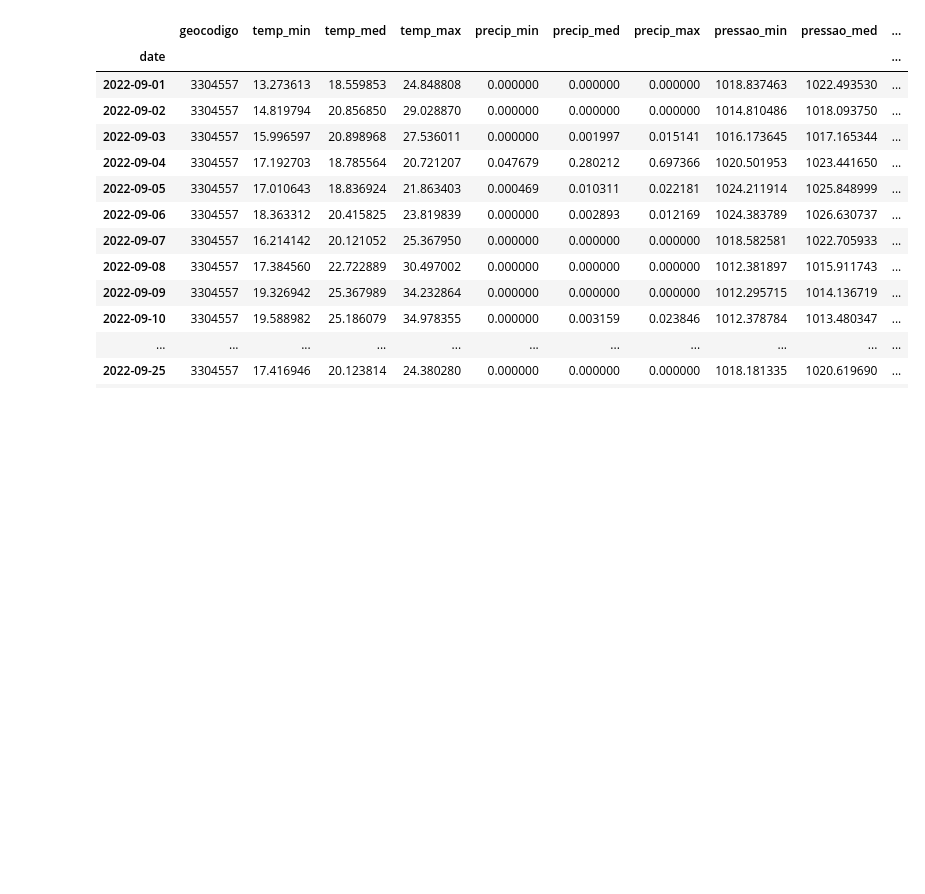
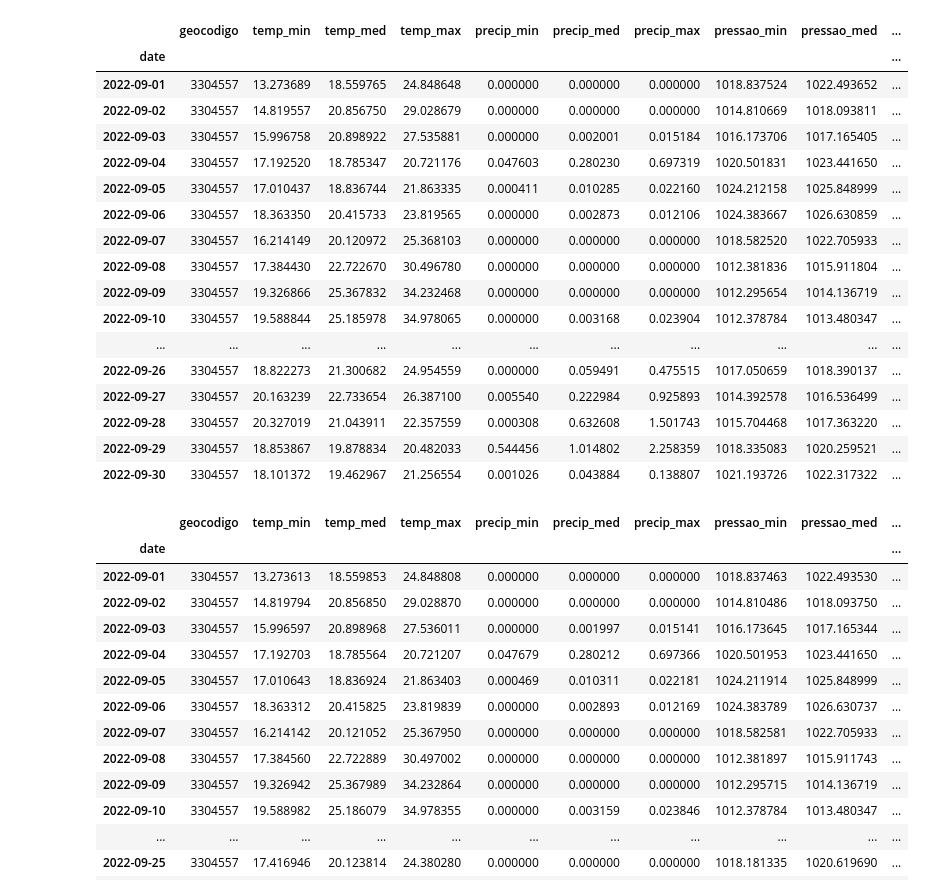
Before and after one commit to osl-incubator/satellite-weather-downloader, a Jupyter notebook: satellite_weather_downloader/reanalysis_usage.ipynb, the cells around one changed output. Drawn from its saved outputs; the diff is of its cells as text; code cells hidden in the pictures; blank space fills up the shorter version.

```diff
--- a/satellite_weather_downloader/Untitled.ipynb
+++ b/satellite_weather_downloader/reanalysis_usage.ipynb
@@ -10,0 +44,7 @@ BR_09_28 = download_netcdf(
+# %%
+# extraindo dados do mês de Setembro:
+
+dados_setembro = download_netcdf(
+    date = '2022-09-01',
+    date_end = '2022-09-30'
+)
@@ -17,3 +73,26 @@ netcdf_to_dataframe(BR_09_29, 3304557)
+# %%
+# Rio de Janeiro Setembro:
+
+netcdf_to_dataframe(dados_setembro, 3304557)
+# %% [output]
+|  | geocodigo | temp_min | temp_med | temp_max | precip_min | precip_med | precip_max | pressao_min | pressao_med | ... |
+| date |  |  |  |  |  |  |  |  |  | ... |
+| 2022-09-01 | 3304557 | 13.273689 | 18.559765 | 24.848648 | 0.000000 | 0.000000 | 0.000000 | 1018.837524 | 1022.493652 | ... |
+| 2022-09-02 | 3304557 | 14.819557 | 20.856750 | 29.028679 | 0.000000 | 0.000000 | 0.000000 | 1014.810669 | 1018.093811 | ... |
+| 2022-09-03 | 3304557 | 15.996758 | 20.898922 | 27.535881 | 0.000000 | 0.002001 | 0.015184 | 1016.173706 | 1017.165405 | ... |
+| 2022-09-04 | 3304557 | 17.192520 | 18.785347 | 20.721176 | 0.047603 | 0.280230 | 0.697319 | 1020.501831 | 1023.441650 | ... |
+| 2022-09-05 | 3304557 | 17.010437 | 18.836744 | 21.863335 | 0.000411 | 0.010285 | 0.022160 | 1024.212158 | 1025.848999 | ... |
+| 2022-09-06 | 3304557 | 18.363350 | 20.415733 | 23.819565 | 0.000000 | 0.002873 | 0.012106 | 1024.383667 | 1026.630859 | ... |
+| 2022-09-07 | 3304557 | 16.214149 | 20.120972 | 25.368103 | 0.000000 | 0.000000 | 0.000000 | 1018.582520 | 1022.705933 | ... |
+| 2022-09-08 | 3304557 | 17.384430 | 22.722670 | 30.496780 | 0.000000 | 0.000000 | 0.000000 | 1012.381836 | 1015.911804 | ... |
+| 2022-09-09 | 3304557 | 19.326866 | 25.367832 | 34.232468 | 0.000000 | 0.000000 | 0.000000 | 1012.295654 | 1014.136719 | ... |
+| 2022-09-10 | 3304557 | 19.588844 | 25.185978 | 34.978065 | 0.000000 | 0.003168 | 0.023904 | 1012.378784 | 1013.480347 | ... |
+| ... | ... | ... | ... | ... | ... | ... | ... | ... | ... | ... |
+| 2022-09-26 | 3304557 | 18.822273 | 21.300682 | 24.954559 | 0.000000 | 0.059491 | 0.475515 | 1017.050659 | 1018.390137 | ... |
+| 2022-09-27 | 3304557 | 20.163239 | 22.733654 | 26.387100 | 0.005540 | 0.222984 | 0.925893 | 1014.392578 | 1016.536499 | ... |
+| 2022-09-28 | 3304557 | 20.327019 | 21.043911 | 22.357559 | 0.000308 | 0.632608 | 1.501743 | 1015.704468 | 1017.363220 | ... |
+| 2022-09-29 | 3304557 | 18.853867 | 19.878834 | 20.482033 | 0.544456 | 1.014802 | 2.258359 | 1018.335083 | 1020.259521 | ... |
+| 2022-09-30 | 3304557 | 18.101372 | 19.462967 | 21.256554 | 0.001026 | 0.043884 | 0.138807 | 1021.193726 | 1022.317322 | ... |
 # %%
 netcdf_to_dataframe(BR_09_29, 3304557)
 # %%
```
Also changed, not shown: parts of 6 cells of this notebook.
